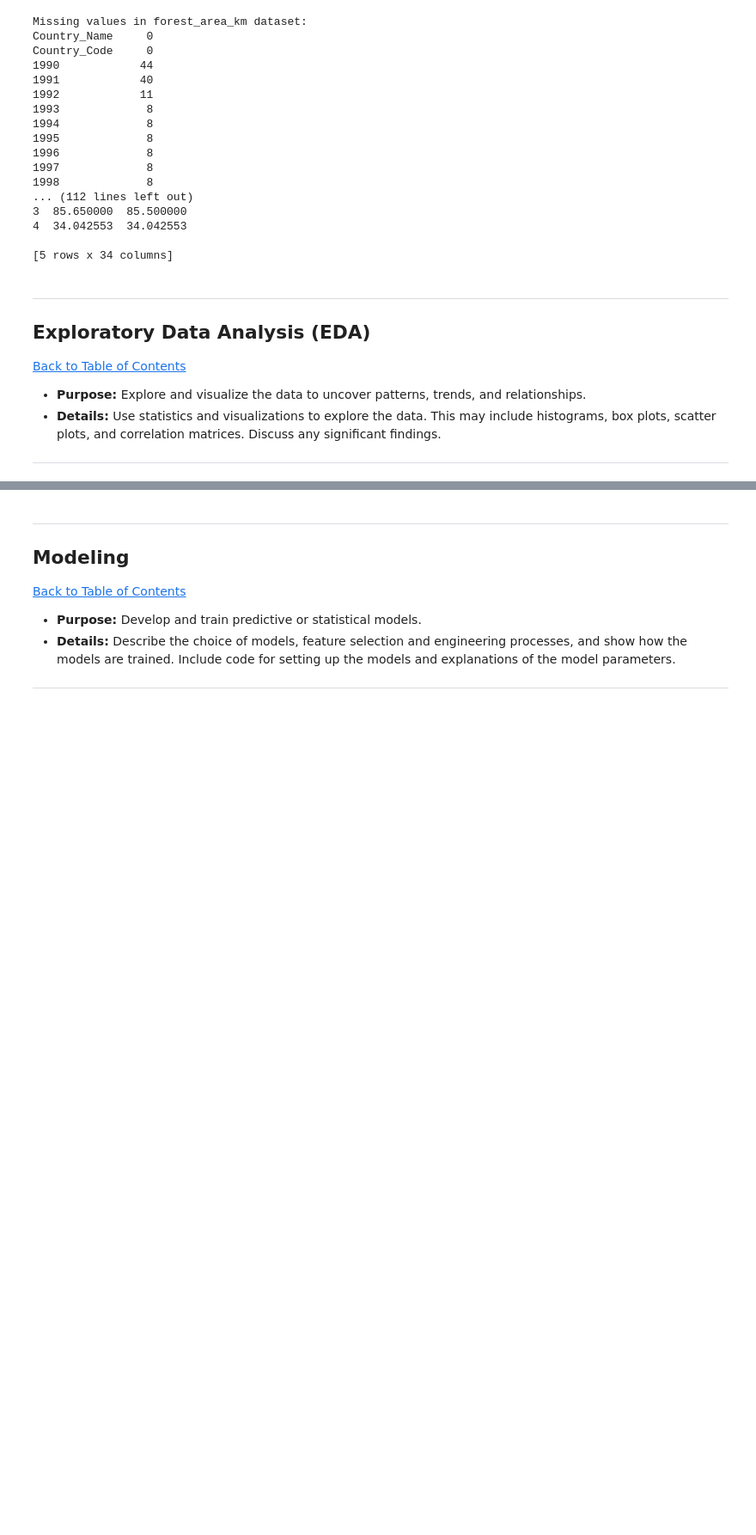
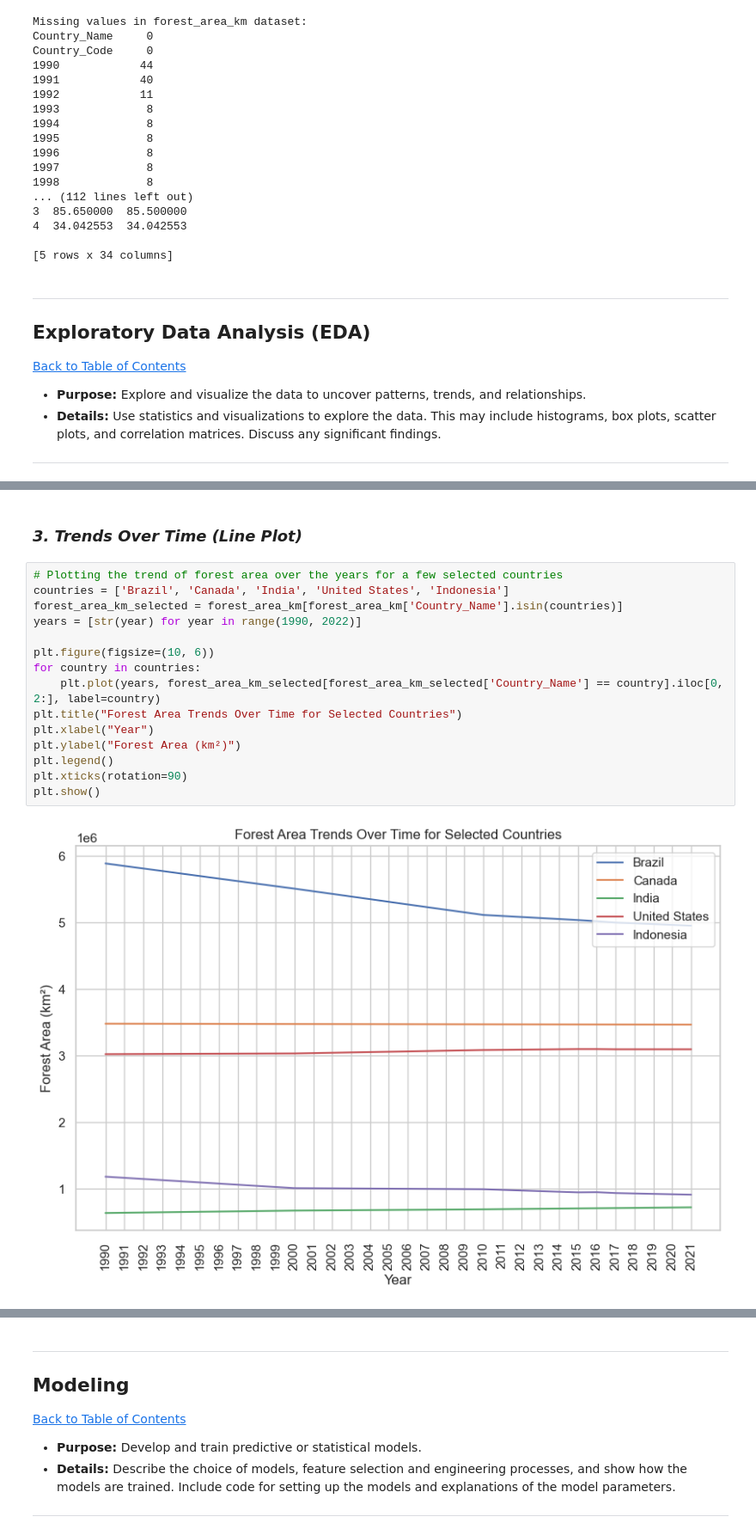
Before and after one commit to Khupukani/Global_Deforestation, a Jupyter notebook: QCTO---Workplace-Module-Notebook-Template-4571.ipynb, the cells around one changed output, grey strips where cells are left out. Shown at 86% size. Drawn from its saved outputs; the diff is of its cells as text; blank space fills up the shorter version.

```diff
--- a/QCTO---Workplace-Module-Notebook-Template-4571.ipynb
+++ b/QCTO---Workplace-Module-Notebook-Template-4571.ipynb
@@ -214,0 +266,19 @@ Country_Code     0
+# %% [markdown]
+### *3. Trends Over Time (Line Plot)*
+# %%
+# Plotting the trend of forest area over the years for a few selected countries
+countries = ['Brazil', 'Canada', 'India', 'United States', 'Indonesia']
+forest_area_km_selected = forest_area_km[forest_area_km['Country_Name'].isin(countries)]
+years = [str(year) for year in range(1990, 2022)]
+
+plt.figure(figsize=(10, 6))
+for country in countries:
+    plt.plot(years, forest_area_km_selected[forest_area_km_selected['Country_Name'] == country].iloc[0, 2:], label=country)
+plt.title("Forest Area Trends Over Time for Selected Countries")
+plt.xlabel("Year")
+plt.ylabel("Forest Area (km²)")
+plt.legend()
+plt.xticks(rotation=90)
+plt.show()
+# %% [output]
+[figure, added]
```
Also changed, not shown: parts of 8 cells of this notebook.
